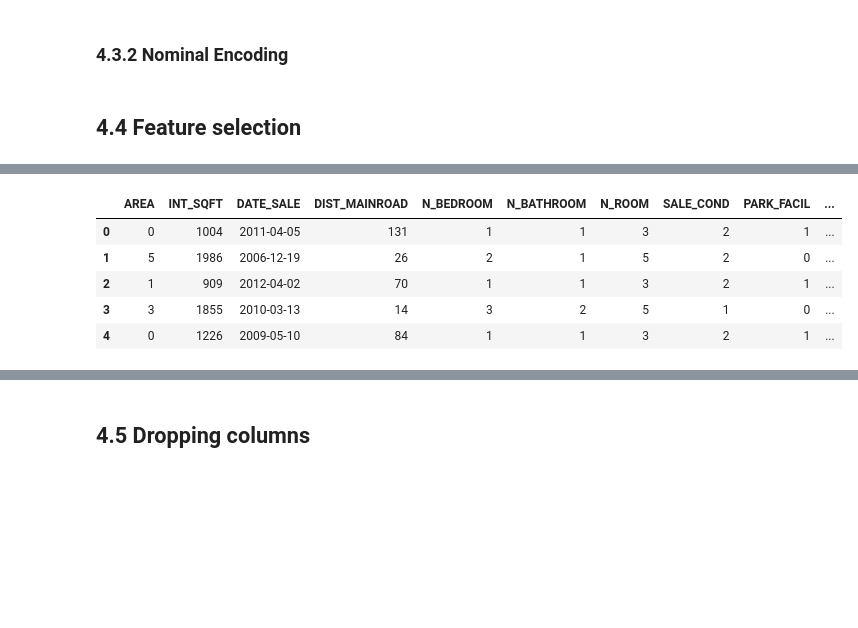
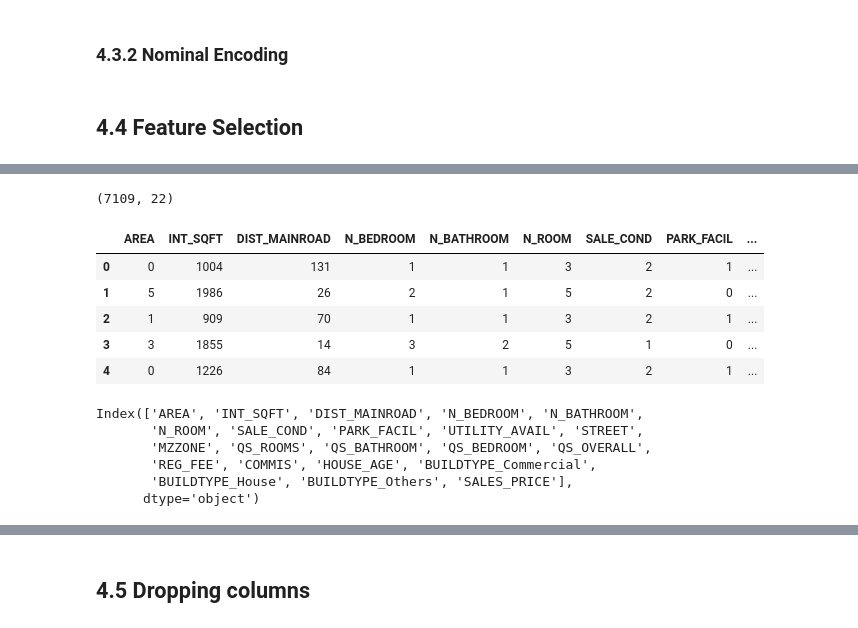
Before and after one commit to Jeyramana/House_Price_Predict, a Jupyter notebook: House_Price_Predict.ipynb, the cells around one changed output, grey strips where cells are left out. Saved outputs shown, nothing was run; the diff lists cells and outputs as text; code cells hidden in the pictures; blank space fills up the shorter version.

```diff
--- a/House_Price_Predict.ipynb
+++ b/House_Price_Predict.ipynb
@@ -818,7 +820,7 @@ def nominal_encode(df):
     df.BUILDTYPE_Others = df.BUILDTYPE_Others.astype('int')
     return df
 # %% [markdown]
-## 4.4 Feature selection
+## 4.4 Feature Selection
 # %%
 df.head()
 # %% [output]
@@ -828,17 +830,38 @@ df.head()
 | 2 | Adyar | 909 | 2012-04-02 | 70 | 1 | 1 | 3 | AbNormal | Yes | ... |
 | 3 | Velachery | 1855 | 2010-03-13 | 14 | 3 | 2 | 5 | Family | No | ... |
 | 4 | Karapakkam | 1226 | 2009-05-10 | 84 | 1 | 1 | 3 | AbNormal | Yes | ... |
+# %%
+df.shape # Original df have 22 columns
+# %% [output]
+(7109, 22)
 # %%
-# Need to know important features
+# Deep copying df to df1, then apply encoding to find important features, so as to finalize the columns to drop
 df1 = df.copy()
 # Encode first
 ordinal_encode(df1)
 df1 = nominal_encode(df1)
+df1.drop(columns=['DATE_SALE', 'DATE_BUILD'], inplace=True)
 df1.head()
 # %% [output]
-|  | AREA | INT_SQFT | DATE_SALE | DIST_MAINROAD | N_BEDROOM | N_BATHROOM | N_ROOM | SALE_COND | PARK_FACIL | ... |
-| 0 | 0 | 1004 | 2011-04-05 | 131 | 1 | 1 | 3 | 2 | 1 | ... |
-| 1 | 5 | 1986 | 2006-12-19 | 26 | 2 | 1 | 5 | 2 | 0 | ... |
-| 2 | 1 | 909 | 2012-04-02 | 70 | 1 | 1 | 3 | 2 | 1 | ... |
-| 3 | 3 | 1855 | 2010-03-13 | 14 | 3 | 2 | 5 | 1 | 0 | ... |
-| 4 | 0 | 1226 | 2009-05-10 | 84 | 1 | 1 | 3 | 2 | 1 | ... |
+|  | AREA | INT_SQFT | DIST_MAINROAD | N_BEDROOM | N_BATHROOM | N_ROOM | SALE_COND | PARK_FACIL | ... |
+| 0 | 0 | 1004 | 131 | 1 | 1 | 3 | 2 | 1 | ... |
+| 1 | 5 | 1986 | 26 | 2 | 1 | 5 | 2 | 0 | ... |
+| 2 | 1 | 909 | 70 | 1 | 1 | 3 | 2 | 1 | ... |
+| 3 | 3 | 1855 | 14 | 3 | 2 | 5 | 1 | 0 | ... |
+| 4 | 0 | 1226 | 84 | 1 | 1 | 3 | 2 | 1 | ... |
+# %%
+new_order = ['AREA', 'INT_SQFT', 'DIST_MAINROAD', 'N_BEDROOM', 'N_BATHROOM',
+       'N_ROOM', 'SALE_COND', 'PARK_FACIL', 'UTILITY_AVAIL', 'STREET',
+       'MZZONE', 'QS_ROOMS', 'QS_BATHROOM', 'QS_BEDROOM', 'QS_OVERALL',
+       'REG_FEE', 'COMMIS', 'HOUSE_AGE', 'BUILDTYPE_Commercial',
+       'BUILDTYPE_House', 'BUILDTYPE_Others', 'SALES_PRICE']
+df1 = df1.reindex(columns=new_order)
+df1.columns
+# We need the SALES_PRICE column at the end for fitting independent & dependent features
+# %% [output]
+Index(['AREA', 'INT_SQFT', 'DIST_MAINROAD', 'N_BEDROOM', 'N_BATHROOM',
+       'N_ROOM', 'SALE_COND', 'PARK_FACIL', 'UTILITY_AVAIL', 'STREET',
+       'MZZONE', 'QS_ROOMS', 'QS_BATHROOM', 'QS_BEDROOM', 'QS_OVERALL',
+       'REG_FEE', 'COMMIS', 'HOUSE_AGE', 'BUILDTYPE_Commercial',
+       'BUILDTYPE_House', 'BUILDTYPE_Others', 'SALES_PRICE'],
+      dtype='object')
```
Also changed, not shown: parts of 36 cells of this notebook.
